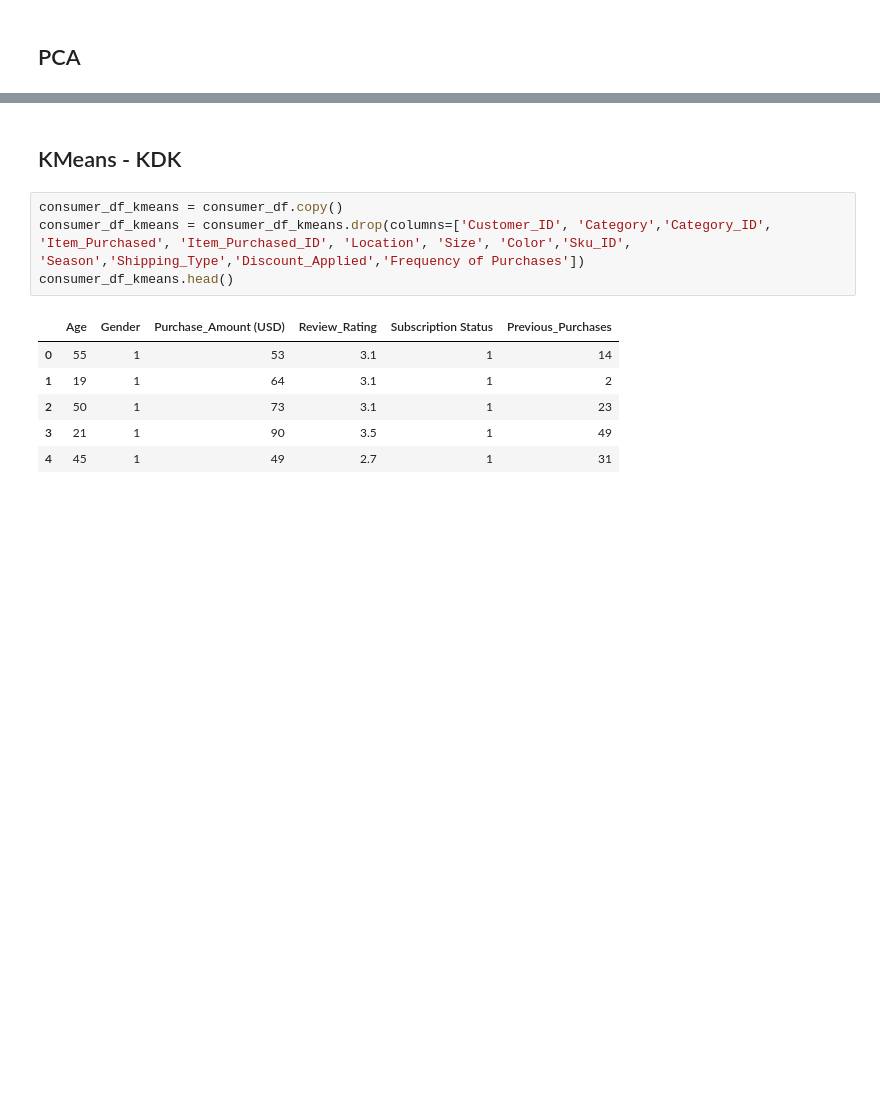
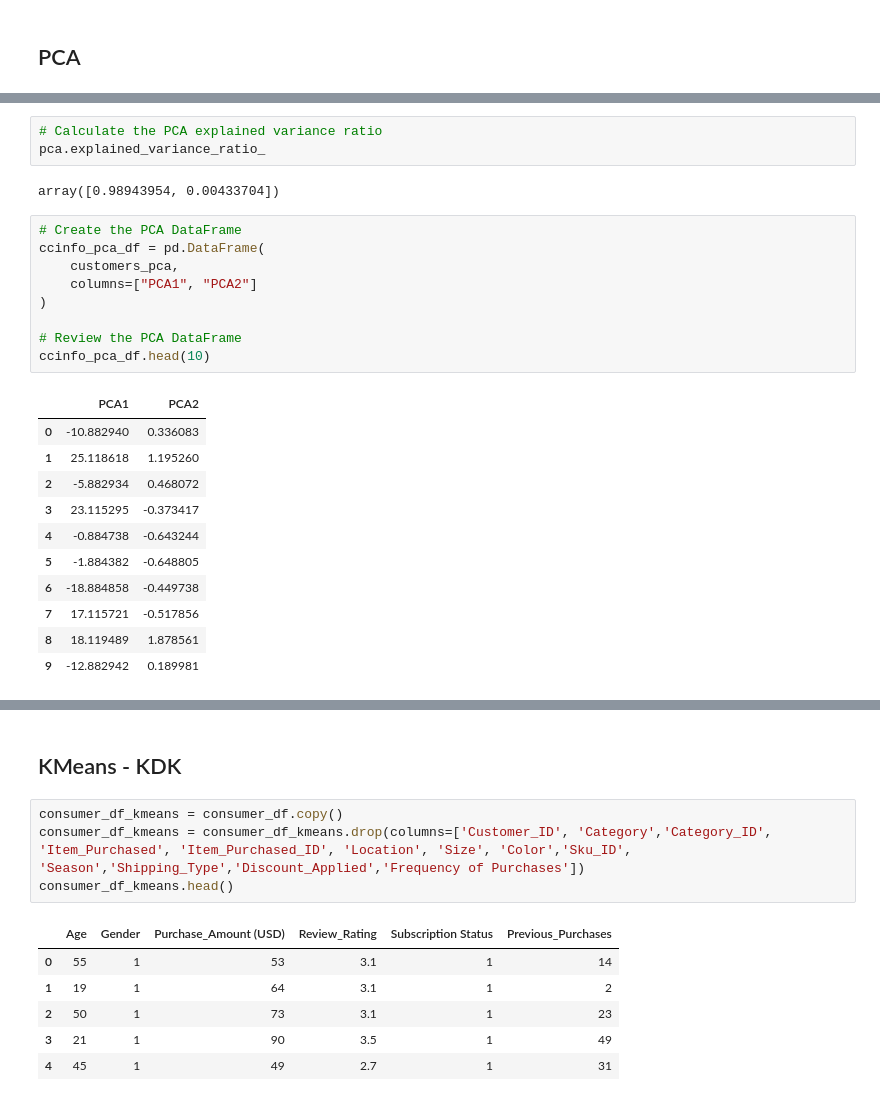
Before and after one commit to kylekerner/project2, a Jupyter notebook: project2.ipynb, the cells around one changed output, grey strips where cells are left out. Saved outputs shown, nothing was run; the diff lists cells and outputs as text; blank space fills up the shorter version.

```diff
--- a/project2.ipynb
+++ b/project2.ipynb
@@ -687,0 +735,26 @@ ValueError: Number of labels is 1. Valid values are 2 to n_samples - 1 (inclusiv
+# %%
+# Calculate the PCA explained variance ratio
+pca.explained_variance_ratio_
+# %% [output]
+array([0.98943954, 0.00433704])
+# %%
+# Create the PCA DataFrame
+ccinfo_pca_df = pd.DataFrame(
+    customers_pca,
+    columns=["PCA1", "PCA2"]
+)
+
+# Review the PCA DataFrame
+ccinfo_pca_df.head(10)
+# %% [output]
+|  | PCA1 | PCA2 |
+| 0 | -10.882940 | 0.336083 |
+| 1 | 25.118618 | 1.195260 |
+| 2 | -5.882934 | 0.468072 |
+| 3 | 23.115295 | -0.373417 |
+| 4 | -0.884738 | -0.643244 |
+| 5 | -1.884382 | -0.648805 |
+| 6 | -18.884858 | -0.449738 |
+| 7 | 17.115721 | -0.517856 |
+| 8 | 18.119489 | 1.878561 |
+| 9 | -12.882942 | 0.189981 |
```
Also changed, not shown: parts of 19 cells of this notebook.
